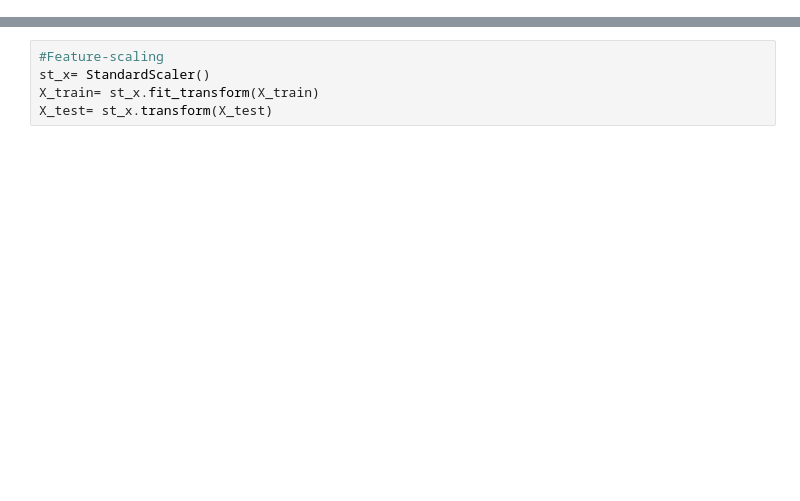
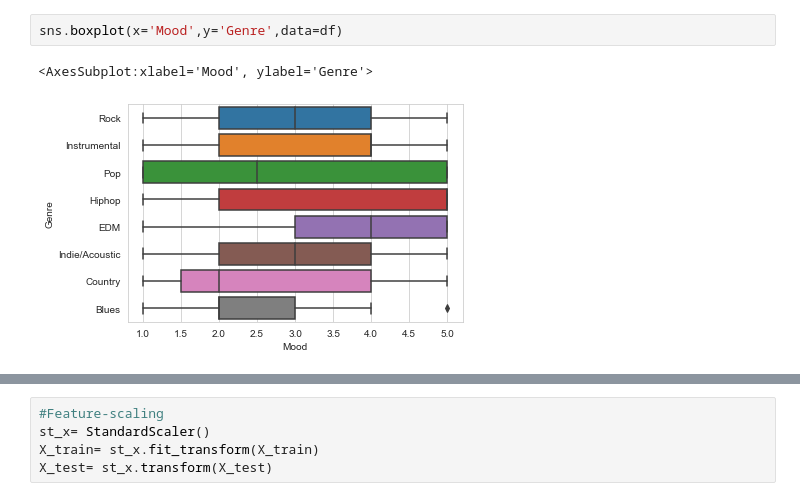
Before and after one commit to NAyeshaKhan/Music_Recommendation_App, a Jupyter notebook: MusicApp/Test Music AI.ipynb, the cells around one changed output, grey strips where cells are left out. Cells and saved outputs as stored; diff of their text form; blank space fills up the shorter version.

```diff
--- a/MusicApp/Test Music AI.ipynb
+++ b/MusicApp/Test Music AI.ipynb
@@ -99,0 +158,5 @@ data_shape
+# %%
+sns.boxplot(x='Mood',y='Genre',data=df)
+# %% [output]
+<AxesSubplot:xlabel='Mood', ylabel='Genre'>
+[figure, added]
```
Also changed, not shown: parts of 13 cells of this notebook.
